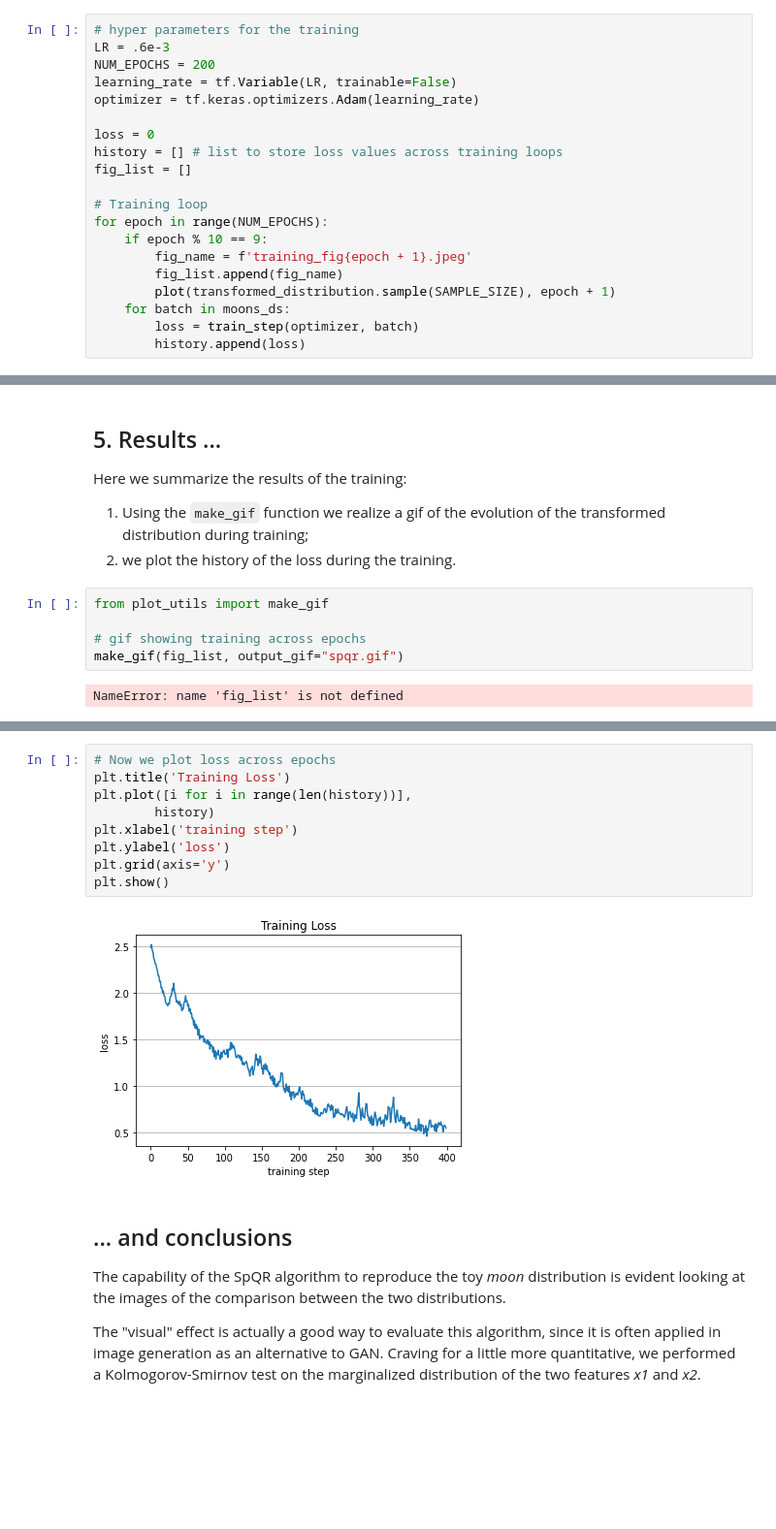
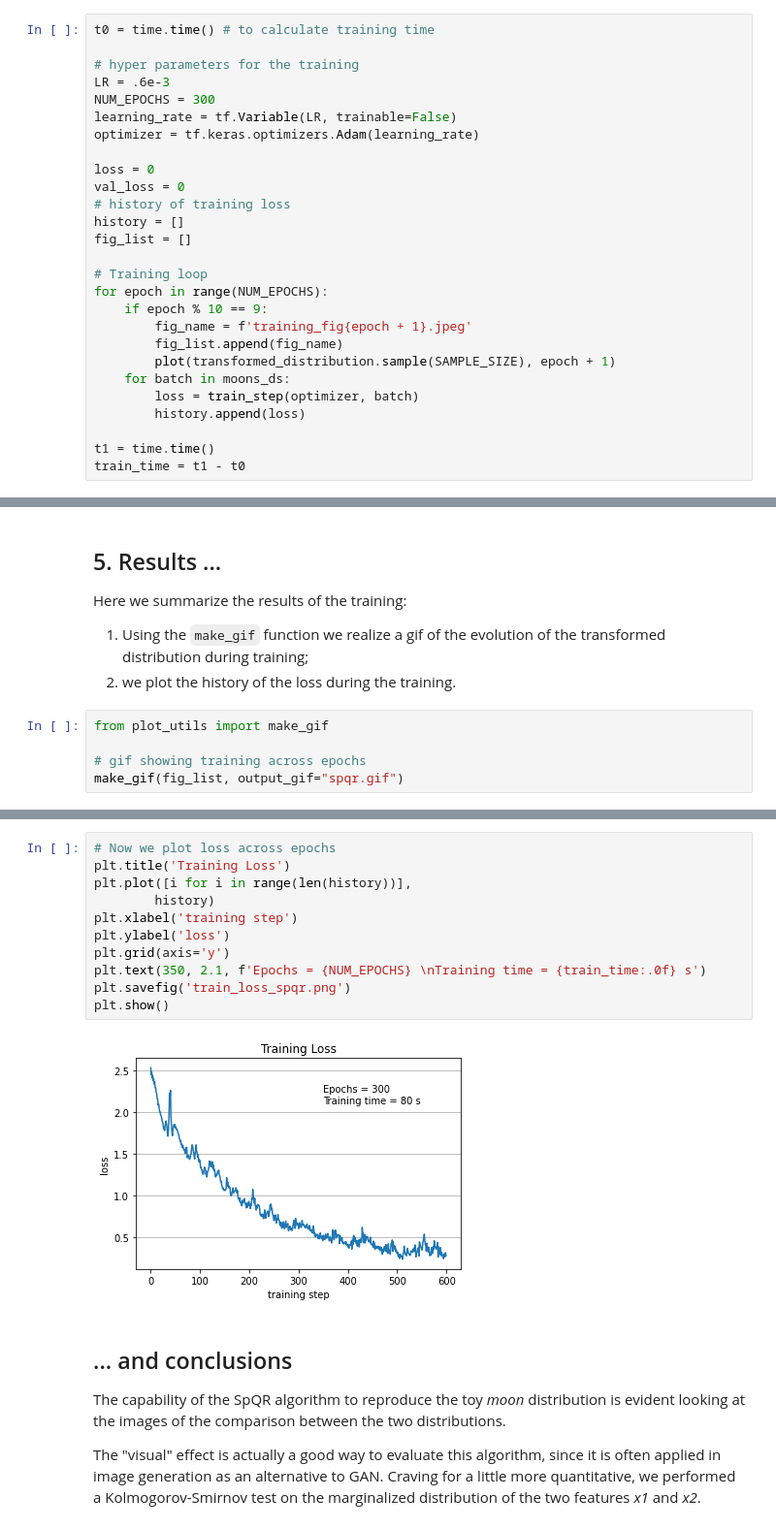
Before and after one commit to MarcoRiggirello/diglm, a Jupyter notebook: docs/source/notebooks/SpQR_nb.ipynb, the cells around one changed output, grey strips where cells are left out. Shown at 97% size. Cells and saved outputs as stored; diff of their text form; blank space fills up the shorter version.

```diff
--- a/docs/source/notebooks/SpQR_nb.ipynb
+++ b/docs/source/notebooks/SpQR_nb.ipynb
@@ -148,14 +154,18 @@ def train_step(optimizer, target_sample):
 # %% [markdown]
 We are ready to perform the training!
 # %%
+t0 = time.time() # to calculate training time
+
 # hyper parameters for the training
 LR = .6e-3
-NUM_EPOCHS = 200
+NUM_EPOCHS = 300
 learning_rate = tf.Variable(LR, trainable=False)
 optimizer = tf.keras.optimizers.Adam(learning_rate)
 
 loss = 0
-history = [] # list to store loss values across training loops
+val_loss = 0
+# history of training loss
+history = []
 fig_list = []
 
 # Training loop
@@ -167,4 +177,7 @@ for epoch in range(NUM_EPOCHS):
     for batch in moons_ds:
         loss = train_step(optimizer, batch)
         history.append(loss)
+
+t1 = time.time()
+train_time = t1 - t0
 # %% [output]
@@ -181,21 +194,21 @@ from plot_utils import make_gif
 
 # gif showing training across epochs
 make_gif(fig_list, output_gif="spqr.gif")
-# %% [output]
-NameError: name 'fig_list' is not defined
 # %% [markdown]
 ![SegmentLocal](spqr.gif "spqr")
 # %%
 # Now we plot loss across epochs
 plt.title('Training Loss')
 plt.plot([i for i in range(len(history))],
         history)
 plt.xlabel('training step')
 plt.ylabel('loss')
 plt.grid(axis='y')
+plt.text(350, 2.1, f'Epochs = {NUM_EPOCHS} \nTraining time = {train_time:.0f} s')
+plt.savefig('train_loss_spqr.png')
 plt.show()
 # %% [output]
-[figure, old version]
+[figure, new version]
 # %% [markdown]
 ## ... and conclusions
 
```
Also changed, not shown: parts of 8 cells of this notebook, 3 other files.
